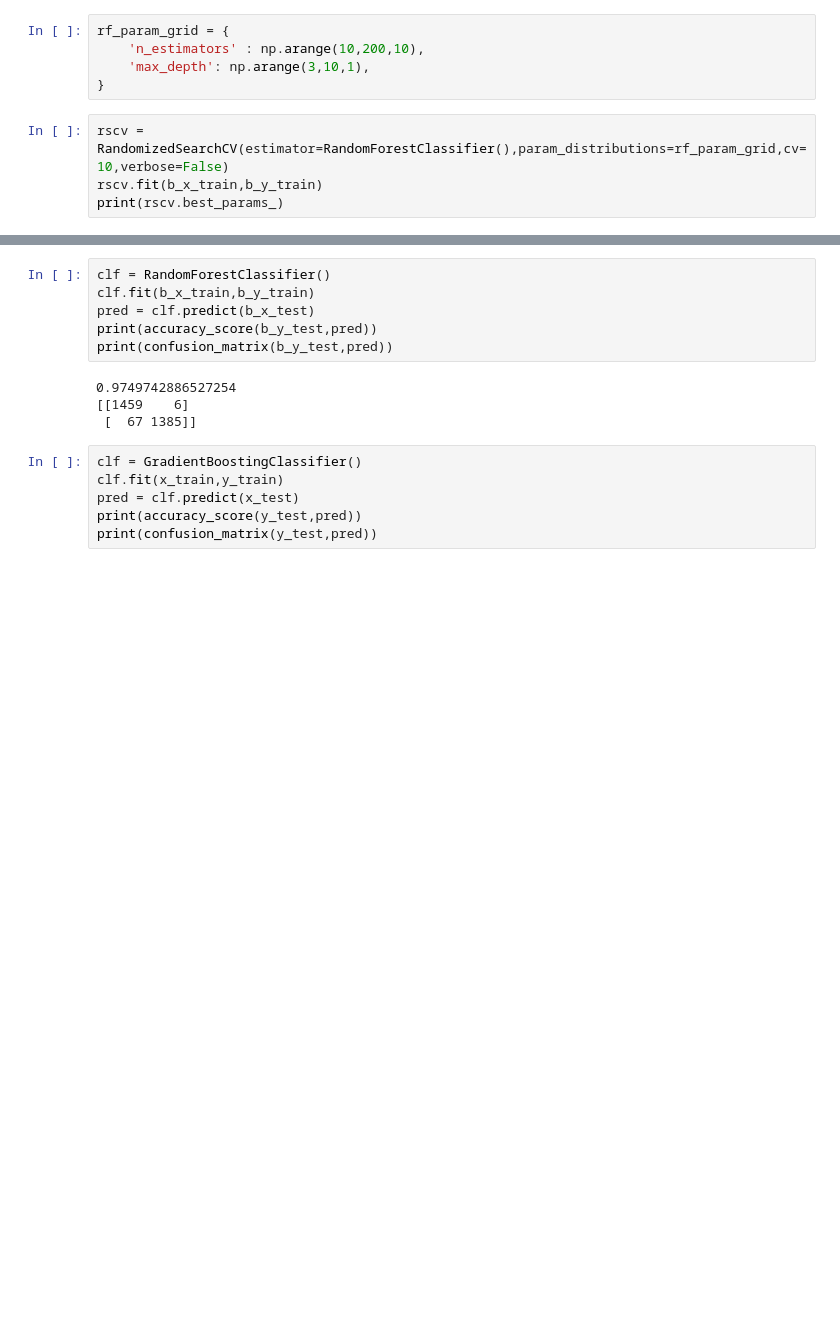
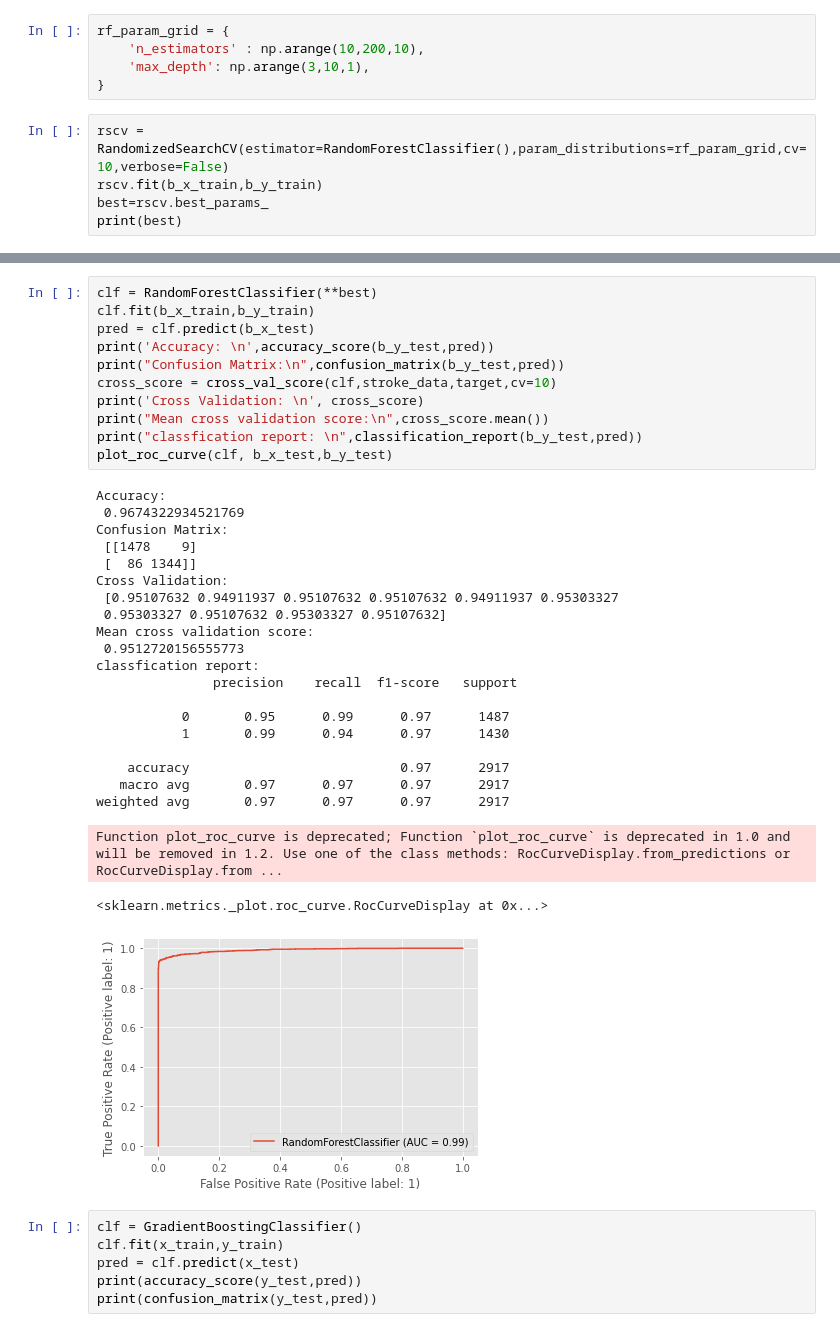
Before and after one commit to pjaydip/Stroke_Prediction, a Jupyter notebook: Stroke Prediction.ipynb, the cells around one changed output, grey strips where cells are left out. Cells and saved outputs as stored; diff of their text form; blank space fills up the shorter version.

```diff
--- a/Stroke Prediction.ipynb
+++ b/Stroke Prediction.ipynb
@@ -130,5 +227,6 @@ rf_param_grid = {
 # %%
 rscv = RandomizedSearchCV(estimator=RandomForestClassifier(),param_distributions=rf_param_grid,cv=10,verbose=False)
 rscv.fit(b_x_train,b_y_train)
-print(rscv.best_params_)
+best=rscv.best_params_
+print(best)
 # %% [output]
@@ -146,13 +244,37 @@ print(confusion_matrix(y_test,pred))
 # %%
-clf = RandomForestClassifier()
+clf = RandomForestClassifier(**best)
 clf.fit(b_x_train,b_y_train)
 pred = clf.predict(b_x_test)
-print(accuracy_score(b_y_test,pred))
-print(confusion_matrix(b_y_test,pred))
+print('Accuracy: \n',accuracy_score(b_y_test,pred))
+print("Confusion Matrix:\n",confusion_matrix(b_y_test,pred))
+cross_score = cross_val_score(clf,stroke_data,target,cv=10)
+print('Cross Validation: \n', cross_score)
+print("Mean cross validation score:\n",cross_score.mean())
+print("classfication report: \n",classification_report(b_y_test,pred))
+plot_roc_curve(clf, b_x_test,b_y_test)
 # %% [output]
-0.9749742886527254
-[[1459    6]
- [  67 1385]]
+Accuracy:
+ 0.9674322934521769
+Confusion Matrix:
+ [[1478    9]
+ [  86 1344]]
+Cross Validation:
+ [0.95107632 0.94911937 0.95107632 0.95107632 0.94911937 0.95303327
+ 0.95303327 0.95107632 0.95303327 0.95107632]
+Mean cross validation score:
+ 0.9512720156555773
+classfication report:
+               precision    recall  f1-score   support
+
+           0       0.95      0.99      0.97      1487
+           1       0.99      0.94      0.97      1430
+
+    accuracy                           0.97      2917
+   macro avg       0.97      0.97      0.97      2917
+weighted avg       0.97      0.97      0.97      2917
+Function plot_roc_curve is deprecated; Function `plot_roc_curve` is deprecated in 1.0 and will be removed in 1.2. Use one of the class methods: RocCurveDisplay.from_predictions or RocCurveDisplay.from ...
+<sklearn.metrics._plot.roc_curve.RocCurveDisplay at 0x...>
+[figure, added]
 # %%
 clf = GradientBoostingClassifier()
 clf.fit(x_train,y_train)
```
Also changed, not shown: parts of 35 cells of this notebook, 1 other file.
